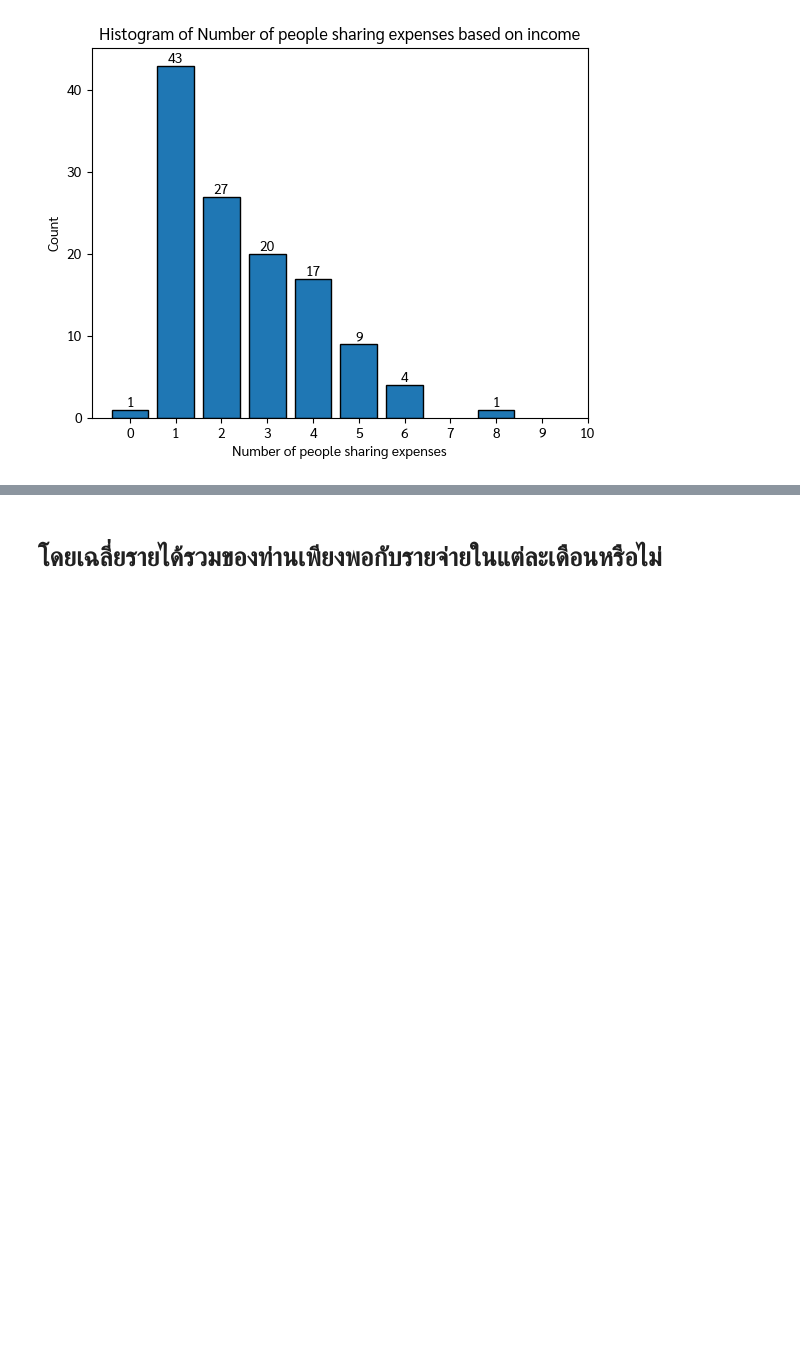
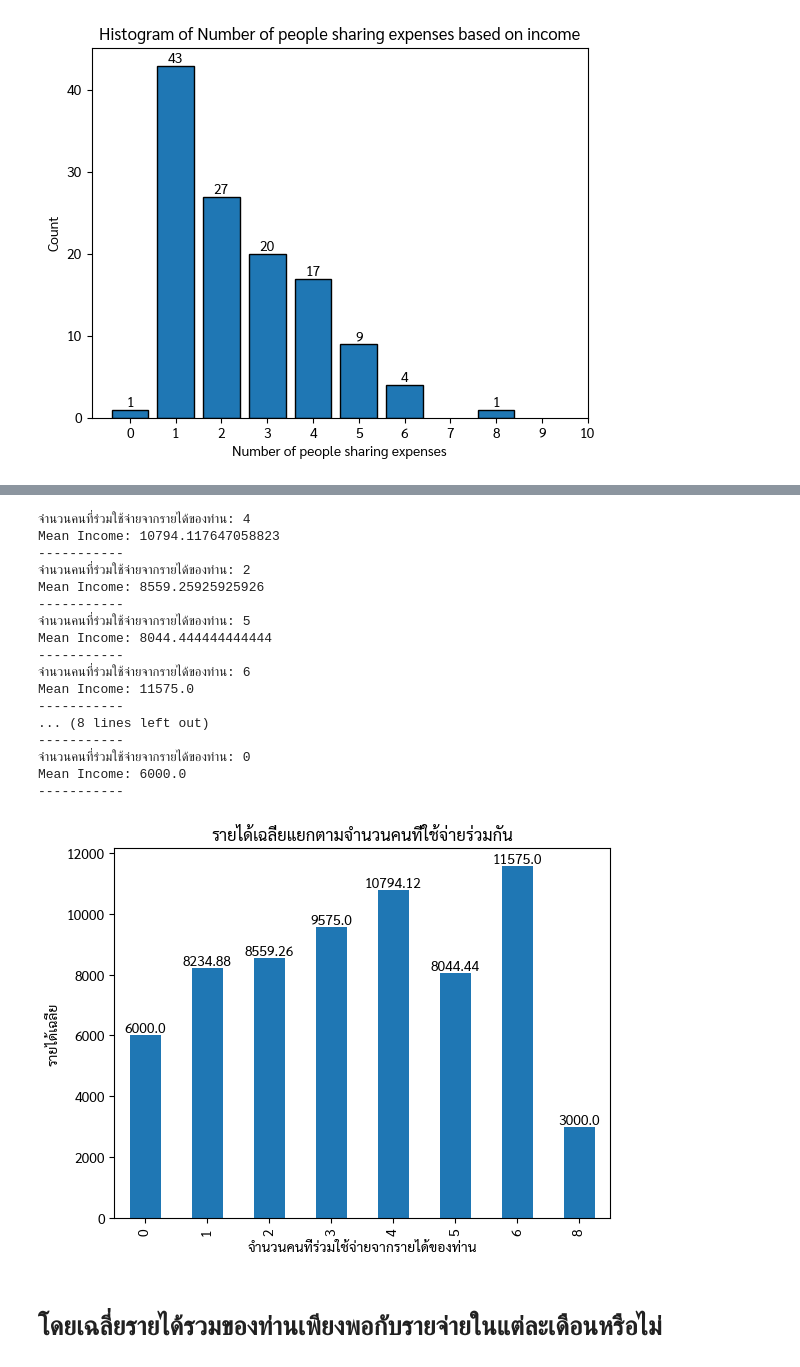
Before and after one commit to PoomTheerapat/National-Job-Survey, a Jupyter notebook: Analysis-New.ipynb, the cells around one changed output, grey strips where cells are left out. Cells and saved outputs as stored; diff of their text form; code cells hidden in the pictures; blank space fills up the shorter version.

```diff
--- a/Analysis-New.ipynb
+++ b/Analysis-New.ipynb
@@ -614,3 +616,8 @@ for bar, count in zip(bars, counts):
 plt.show()
 # %% [output]
 [figure]
+# %%
+for i in data['จำนวนคนที่ร่วมใช้จ่ายจากรายได้ของท่าน'].unique():
+    print(f'จำนวนคนที่ร่วมใช้จ่ายจากรายได้ของท่าน: {i}')
+    print(data[data['จำนวนคนที่ร่วมใช้จ่ายจากรายได้ของท่าน'] == i]['รายได้รวมเฉลี่ยของท่านในปัจจุบัน'].describe())
+    print('-----------', end='\n\n')
@@ -617,3 +642,42 @@ plt.show()
+# %%
+# Assuming 'data' is your DataFrame
+for i in data['จำนวนคนที่ร่วมใช้จ่ายจากรายได้ของท่าน'].unique():
+    mean_income = data[data['จำนวนคนที่ร่วมใช้จ่ายจากรายได้ของท่าน'] == i]['รายได้รวมเฉลี่ยของท่านในปัจจุบัน'].mean()
+    print(f'จำนวนคนที่ร่วมใช้จ่ายจากรายได้ของท่าน: {i}')
+    print(f'Mean Income: {mean_income}')
+    print('-----------')
+
+# Creating the graph
+data_grouped = data.groupby('จำนวนคนที่ร่วมใช้จ่ายจากรายได้ของท่าน')['รายได้รวมเฉลี่ยของท่านในปัจจุบัน'].mean()
+data_grouped.plot(kind='bar')
+
+# Annotating each bar with its value
+for index, value in enumerate(data_grouped):
+    plt.text(index, value, str(round(value, 2)), ha='center', va='bottom')
+
+plt.xlabel('จำนวนคนที่ร่วมใช้จ่ายจากรายได้ของท่าน')
+plt.ylabel('รายได้เฉลี่ย')
+plt.title('รายได้เฉลี่ยแยกตามจำนวนคนที่ใช้จ่ายร่วมกัน')
+plt.show()
+# %% [output]
+จำนวนคนที่ร่วมใช้จ่ายจากรายได้ของท่าน: 4
+Mean Income: 10794.117647058823
+-----------
+จำนวนคนที่ร่วมใช้จ่ายจากรายได้ของท่าน: 2
+Mean Income: 8559.25925925926
+-----------
+จำนวนคนที่ร่วมใช้จ่ายจากรายได้ของท่าน: 5
+Mean Income: 8044.444444444444
+-----------
+จำนวนคนที่ร่วมใช้จ่ายจากรายได้ของท่าน: 6
+Mean Income: 11575.0
+-----------
+... (8 lines left out)
+-----------
+จำนวนคนที่ร่วมใช้จ่ายจากรายได้ของท่าน: 0
+Mean Income: 6000.0
+-----------
+[figure, added]
 # %% [markdown]
 # โดยเฉลี่ยรายได้รวมของท่านเพียงพอกับรายจ่ายในแต่ละเดือนหรือไม่
 # %%
```
Also changed, not shown: parts of 16 cells of this notebook.
